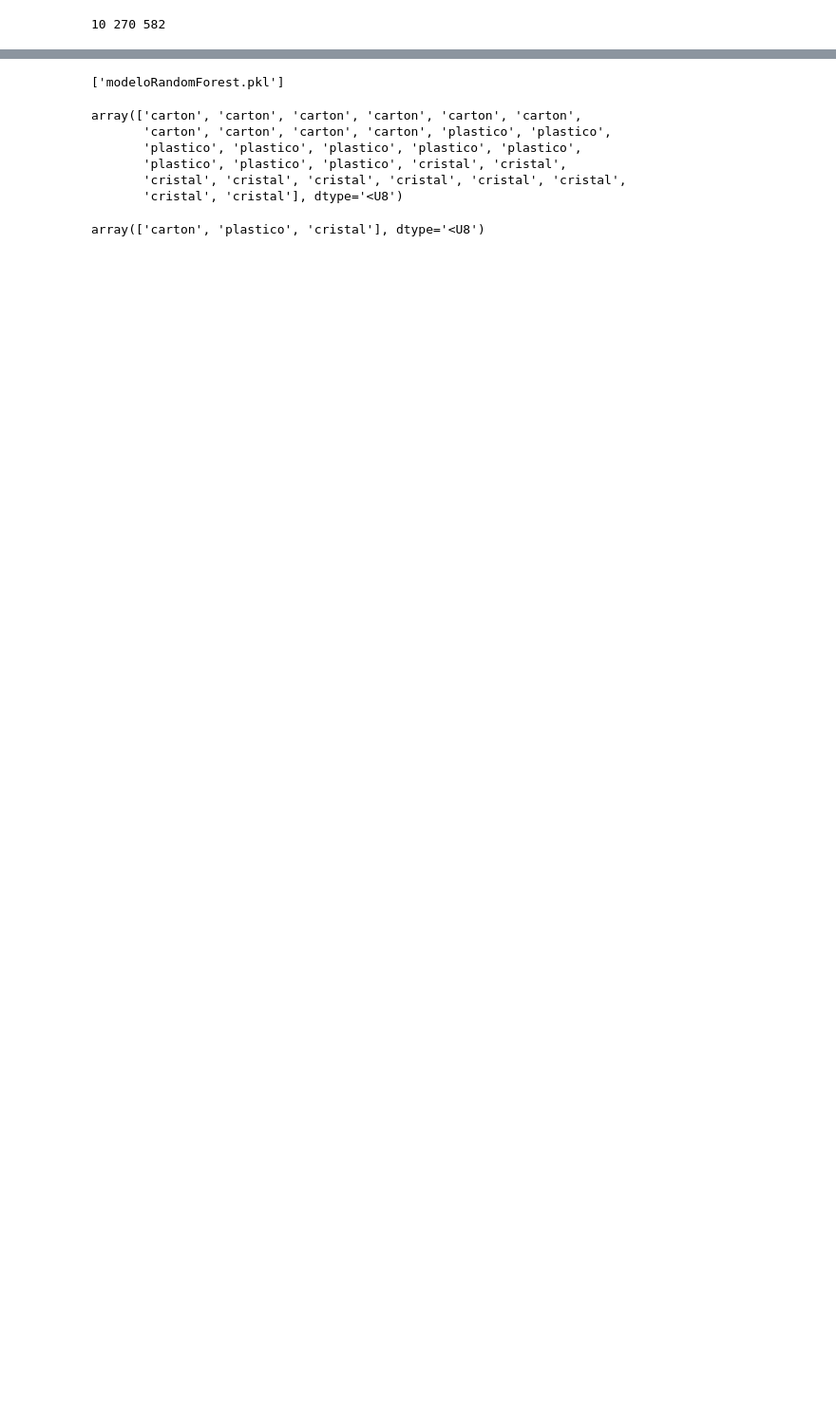
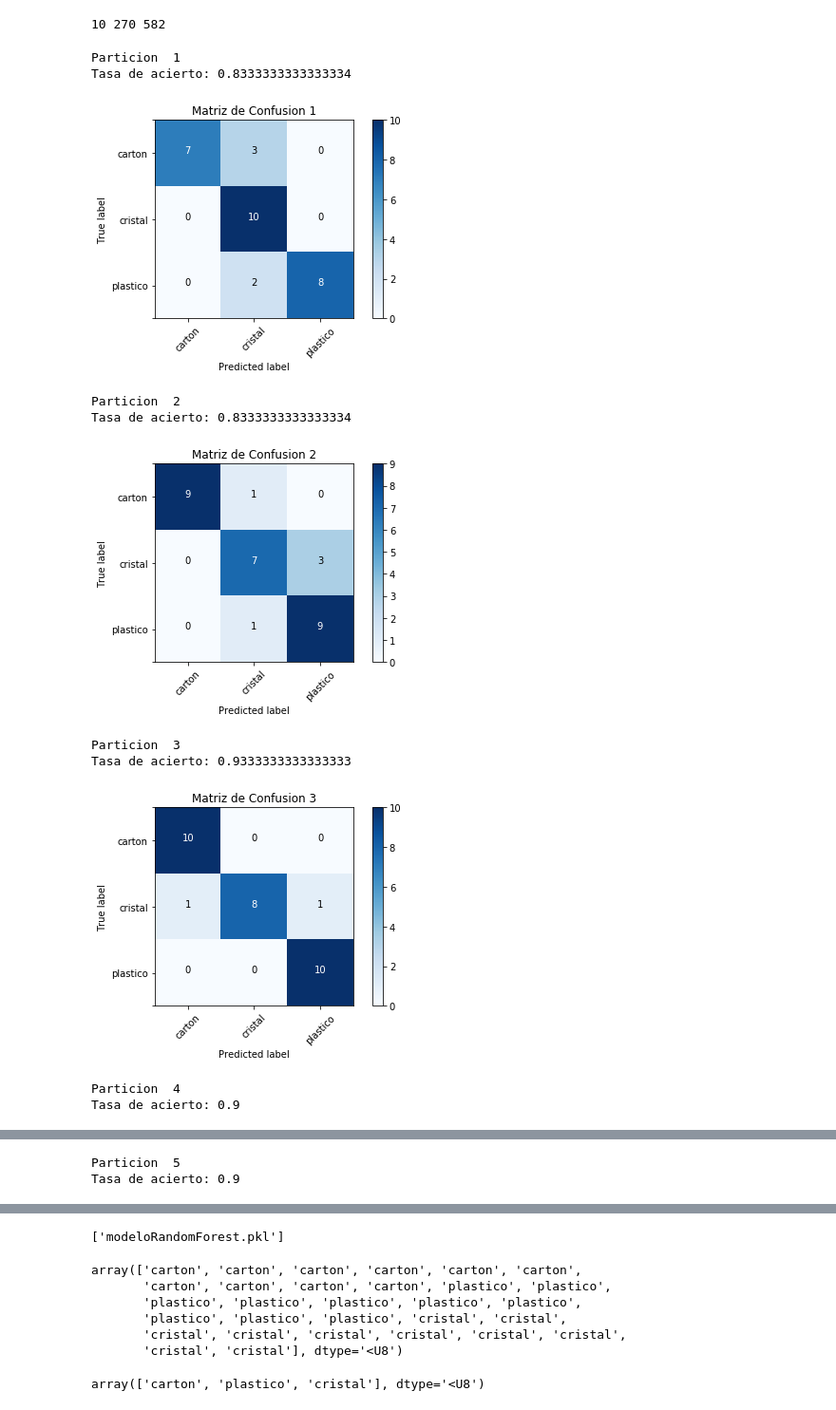
Before and after one commit to mecyc/TFG_RADAR_60GHZ, a Jupyter notebook: scripts/RandomForest.ipynb, the cells around one changed output, grey strips where cells are left out. Shown: that part at 95% size. Saved outputs shown, nothing was run; the diff lists cells and outputs as text; code cells hidden in the pictures; blank space fills up the shorter version.

Commit message:
#38 RandomForest

```diff
--- a/scripts/RandomForest.ipynb
+++ b/scripts/RandomForest.ipynb
@@ -20,0 +54,73 @@ modelo = RandomForestClassifier(n_estimators= 100, max_features= 'auto', max_dep
+# %%
+modelo = RandomForestClassifier(n_estimators=100) #se prueban desde 20 a 100
+# %%
+x_train = list()
+y_train = list()
+x_test = list()
+y_test = list()
+y_prds = list()
+y_prds2 = list()
+y_test2 = list()
+media = 0
+
+
+#Entrenamos el modelo dejando fuera una vista por objeto en cada interacción con las particiones ya creadas
+for i in range(len(train)):
+    x_train = list()
+    x_test = list()
+    y_train = list()
+    y_test = list()
+    print("Particion ", i + 1)
+
+    y_train = np.array(["carton"]*int(train[i].shape[0]/3)
+                    +  ["plastico"]*int(train[i].shape[0]/3)
+                    +  ["cristal"]*int(train[i].shape[0]/3))
+    y_test = np.array(["carton"]*int(test[i].shape[0]/3)
+                   +  ["plastico"]*int(test[i].shape[0]/3)
+                   +  ["cristal"]*int(test[i].shape[0]/3))
+    #print(len(y_train[0]))
+    x_train = train[i]
+    x_test = test[i]
+
+    #for j in range(len(train[i])):
+    #    x_train.append(train[i][j])
+
+    modelo.fit(x_train,y_train)
+
+    y_prds = modelo.predict(x_test)
+    score = metrics.accuracy_score(y_test, y_prds)
+
+    y_test2.extend(y_test)
+    y_prds2.extend(y_prds)
+
+    print('Tasa de acierto:',score)
+    media += score
+
+    #Confusion matrix
+    #cm = confusion_matrix(y_test, y_prds)
+    plt.figure() #num=None, figsize=(8, 6), dpi=80
+    plot_confusion_matrix(confusion_matrix(y_test, y_prds), classes= ["carton","cristal","plastico"],
+                          title='Matriz de Confusion ' + str(i+1))
+    plt.show()
+
+print("TODAS LAS PARTICIONES")
+print("Tasa de acierto promedio: {0: 0.4f}".format(media/len(test)))
+
+#Confusion matrix (TODO)
+#cm = confusion_matrix(y_test2, y_prds2)
+plt.figure() #num=None, figsize=(8, 6), dpi=80
+plot_confusion_matrix(confusion_matrix(y_test2, y_prds2), classes= ["carton","cristal","plastico"],
+                      title='Matriz de Confusion')
+plt.show()
+# %% [output]
+Particion  1
+Tasa de acierto: 0.8333333333333334
+[figure, added]
+Particion  2
+Tasa de acierto: 0.8333333333333334
+[figure, added]
+Particion  3
+Tasa de acierto: 0.9333333333333333
+[figure, added]
+Particion  4
+Tasa de acierto: 0.9
@@ -20,0 +128,2 @@ modelo = RandomForestClassifier(n_estimators= 100, max_features= 'auto', max_dep
+Particion  5
+Tasa de acierto: 0.9
```
Also changed, not shown: parts of 17 cells of this notebook.
